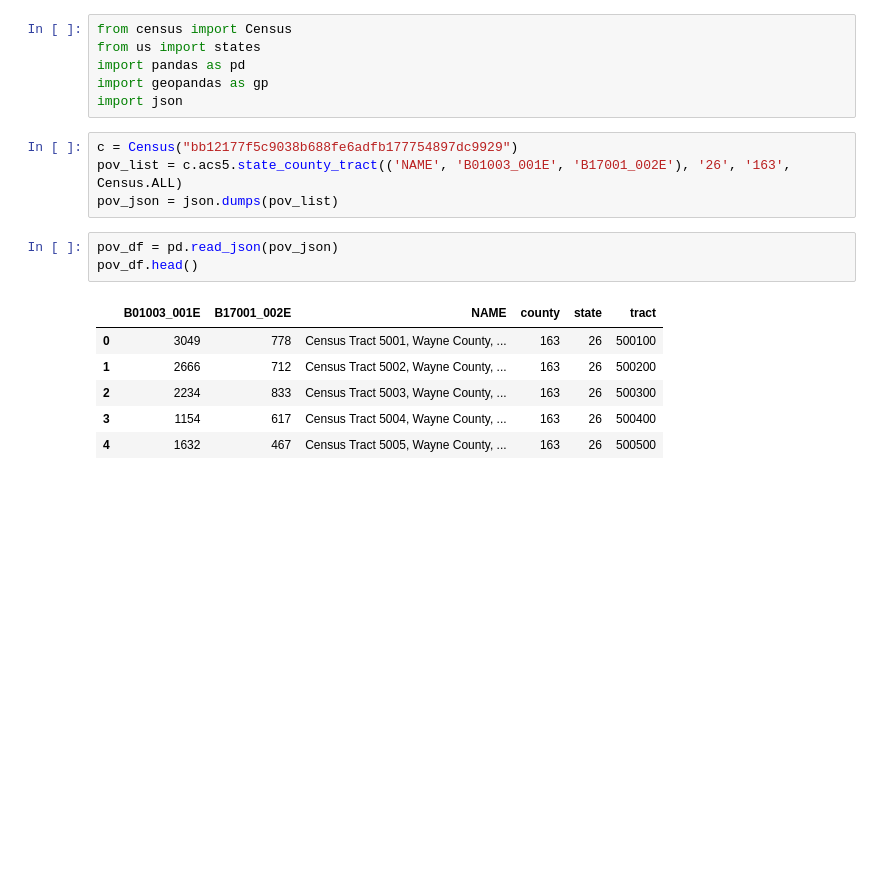
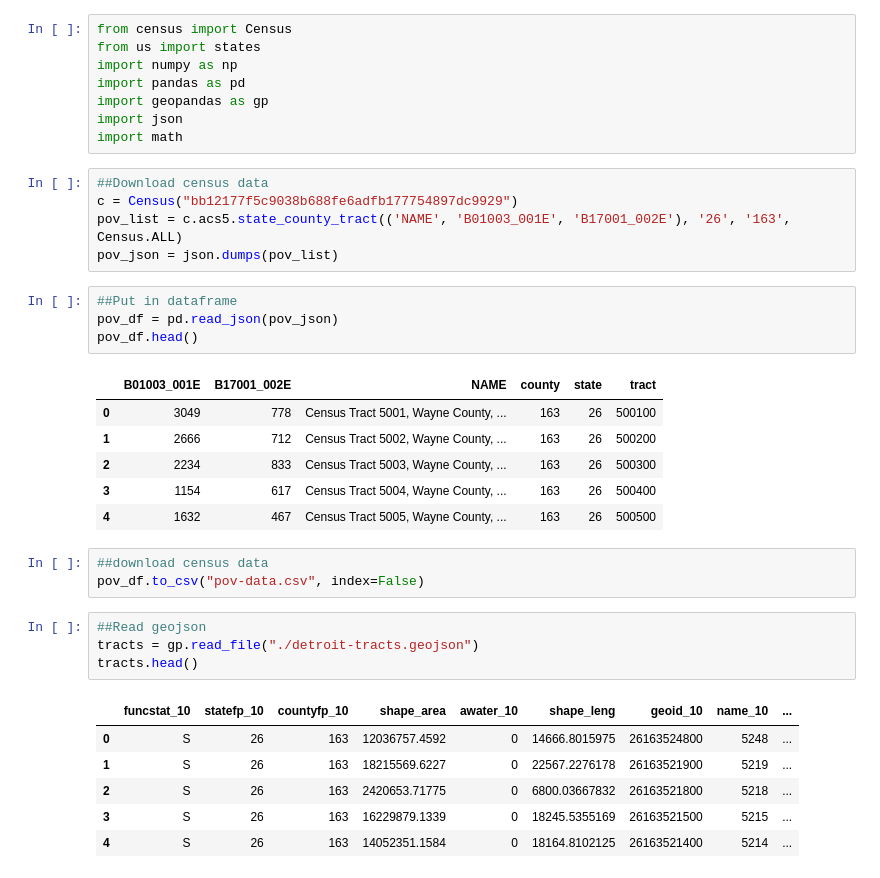
Before and after one commit to biskwikman/detroit-transport-access, a Jupyter notebook: census-api.ipynb, the cells around one changed output. Saved outputs shown, nothing was run; the diff lists cells and outputs as text; blank space fills up the shorter version.

```diff
--- a/census-api.ipynb
+++ b/census-api.ipynb
@@ -1,14 +1,18 @@
 # %%
 from census import Census
 from us import states
+import numpy as np
 import pandas as pd
 import geopandas as gp
 import json
+import math
 # %%
+##Download census data
 c = Census("bb12177f5c9038b688fe6adfb177754897dc9929")
 pov_list = c.acs5.state_county_tract(('NAME', 'B01003_001E', 'B17001_002E'), '26', '163', Census.ALL)
 pov_json = json.dumps(pov_list)
 # %%
+##Put in dataframe
 pov_df = pd.read_json(pov_json)
 pov_df.head()
 # %% [output]
@@ -18,3 +22,17 @@ pov_df.head()
 | 2 | 2234 | 833 | Census Tract 5003, Wayne County, ... | 163 | 26 | 500300 |
 | 3 | 1154 | 617 | Census Tract 5004, Wayne County, ... | 163 | 26 | 500400 |
 | 4 | 1632 | 467 | Census Tract 5005, Wayne County, ... | 163 | 26 | 500500 |
+# %%
+##download census data
+pov_df.to_csv("pov-data.csv", index=False)
+# %%
+##Read geojson
+tracts = gp.read_file("./detroit-tracts.geojson")
+tracts.head()
+# %% [output]
+|  | funcstat_10 | statefp_10 | countyfp_10 | shape_area | awater_10 | shape_leng | geoid_10 | name_10 | ... |
+| 0 | S | 26 | 163 | 12036757.4592 | 0 | 14666.8015975 | 26163524800 | 5248 | ... |
+| 1 | S | 26 | 163 | 18215569.6227 | 0 | 22567.2276178 | 26163521900 | 5219 | ... |
+| 2 | S | 26 | 163 | 2420653.71775 | 0 | 6800.03667832 | 26163521800 | 5218 | ... |
+| 3 | S | 26 | 163 | 16229879.1339 | 0 | 18245.5355169 | 26163521500 | 5215 | ... |
+| 4 | S | 26 | 163 | 14052351.1584 | 0 | 18164.8102125 | 26163521400 | 5214 | ... |
```
Also changed, not shown: parts of 3 cells of this notebook, 3 other files.
